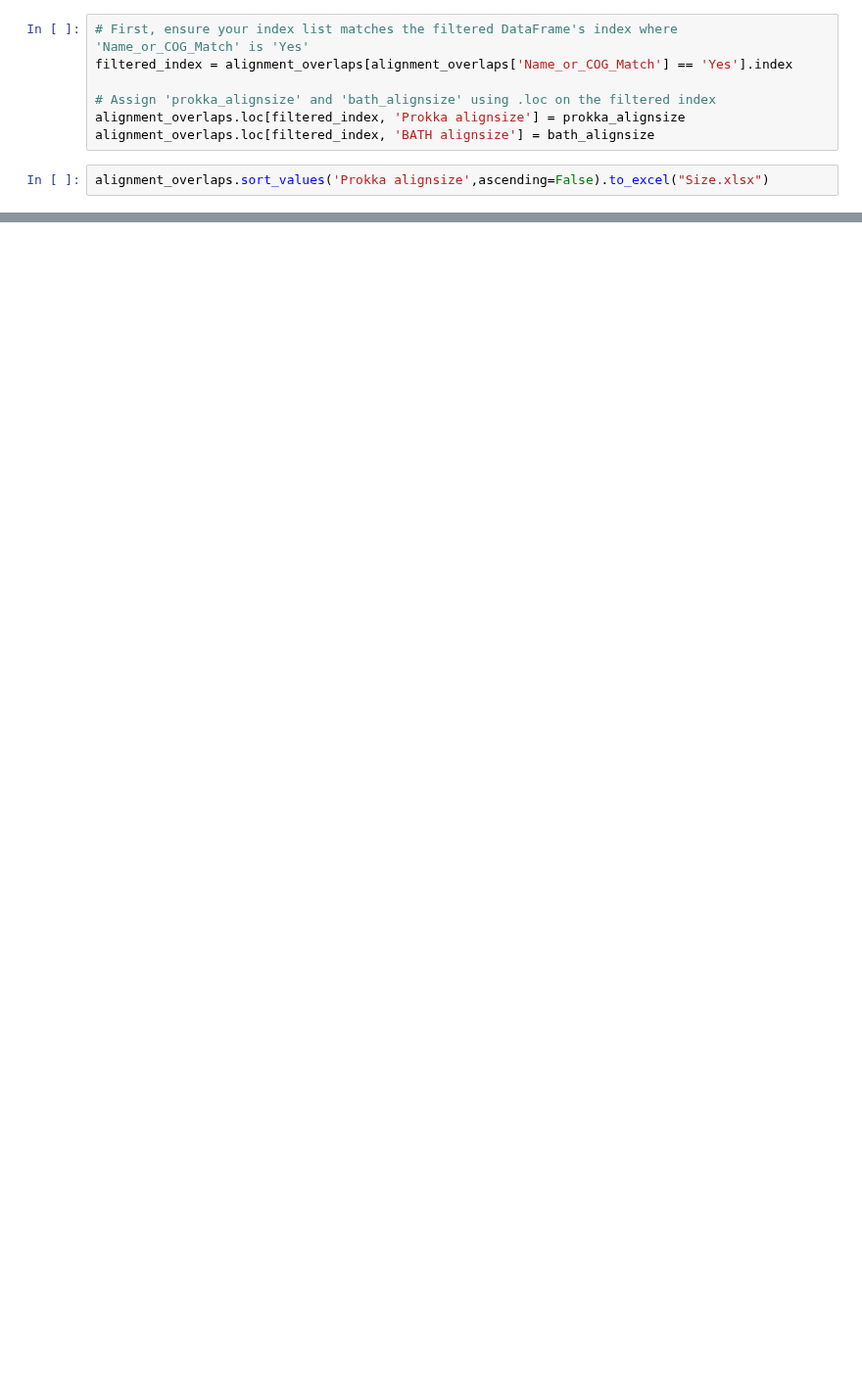
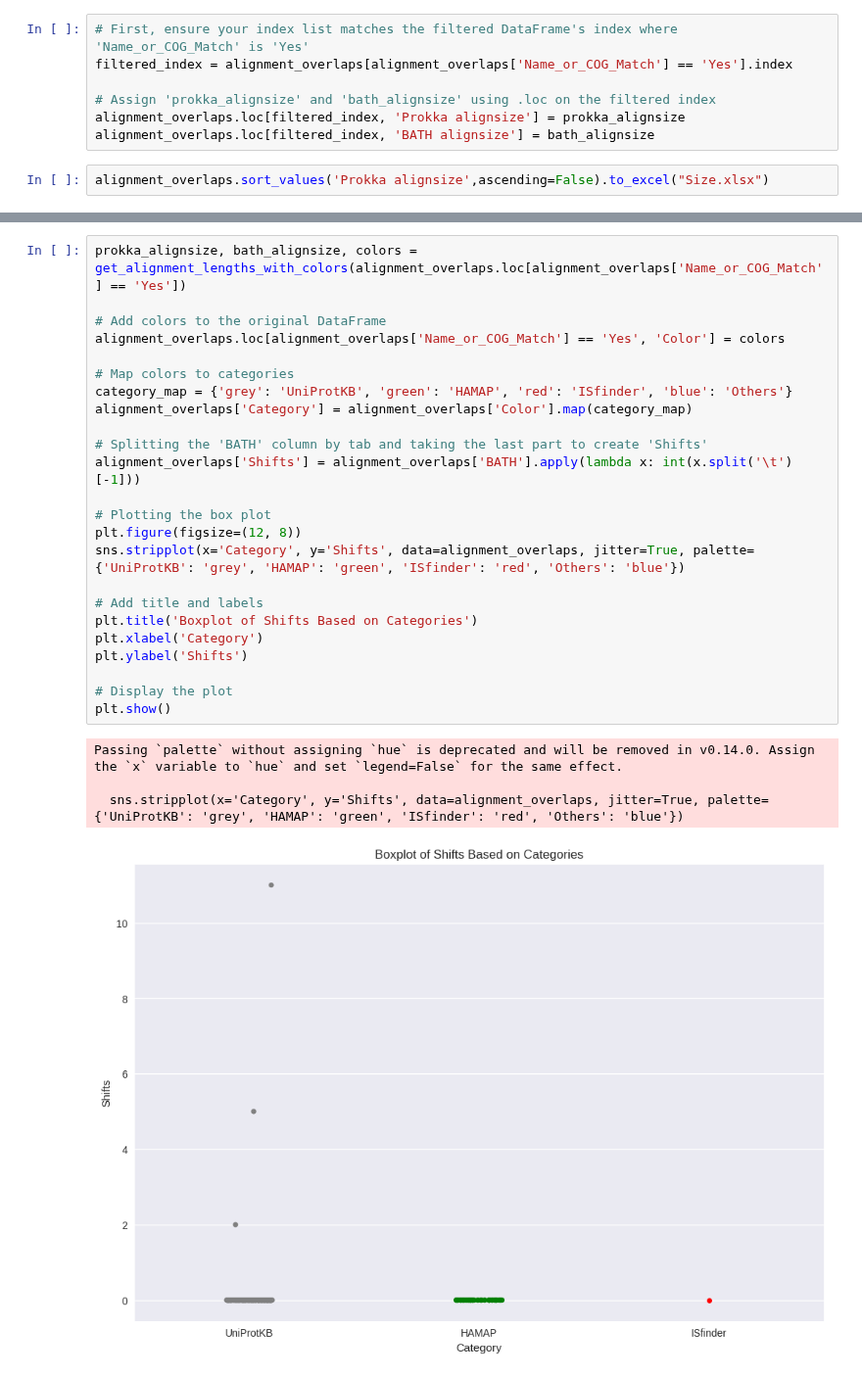
Before and after one commit to NehaSontakk/BATH-Prokka-Comparison, a Jupyter notebook: Annotation_Name_Comparison.ipynb, the cells around one changed output, grey strips where cells are left out. Shown at 98% size. Cells and saved outputs as stored; diff of their text form; blank space fills up the shorter version.

```diff
--- a/Annotation_Name_Comparison.ipynb
+++ b/Annotation_Name_Comparison.ipynb
@@ -317,0 +478,29 @@ alignment_overlaps.sort_values('Prokka alignsize',ascending=False).to_excel("Siz
+# %%
+prokka_alignsize, bath_alignsize, colors = get_alignment_lengths_with_colors(alignment_overlaps.loc[alignment_overlaps['Name_or_COG_Match'] == 'Yes'])
+
+# Add colors to the original DataFrame
+alignment_overlaps.loc[alignment_overlaps['Name_or_COG_Match'] == 'Yes', 'Color'] = colors
+
+# Map colors to categories
+category_map = {'grey': 'UniProtKB', 'green': 'HAMAP', 'red': 'ISfinder', 'blue': 'Others'}
+alignment_overlaps['Category'] = alignment_overlaps['Color'].map(category_map)
+
+# Splitting the 'BATH' column by tab and taking the last part to create 'Shifts'
+alignment_overlaps['Shifts'] = alignment_overlaps['BATH'].apply(lambda x: int(x.split('\t')[-1]))
+
+# Plotting the box plot
+plt.figure(figsize=(12, 8))
+sns.stripplot(x='Category', y='Shifts', data=alignment_overlaps, jitter=True, palette={'UniProtKB': 'grey', 'HAMAP': 'green', 'ISfinder': 'red', 'Others': 'blue'})
+
+# Add title and labels
+plt.title('Boxplot of Shifts Based on Categories')
+plt.xlabel('Category')
+plt.ylabel('Shifts')
+
+# Display the plot
+plt.show()
+# %% [output]
+Passing `palette` without assigning `hue` is deprecated and will be removed in v0.14.0. Assign the `x` variable to `hue` and set `legend=False` for the same effect.
+
+  sns.stripplot(x='Category', y='Shifts', data=alignment_overlaps, jitter=True, palette={'UniProtKB': 'grey', 'HAMAP': 'green', 'ISfinder': 'red', 'Others': 'blue'})
+[figure, added]
```
Also changed, not shown: parts of 21 cells of this notebook.
